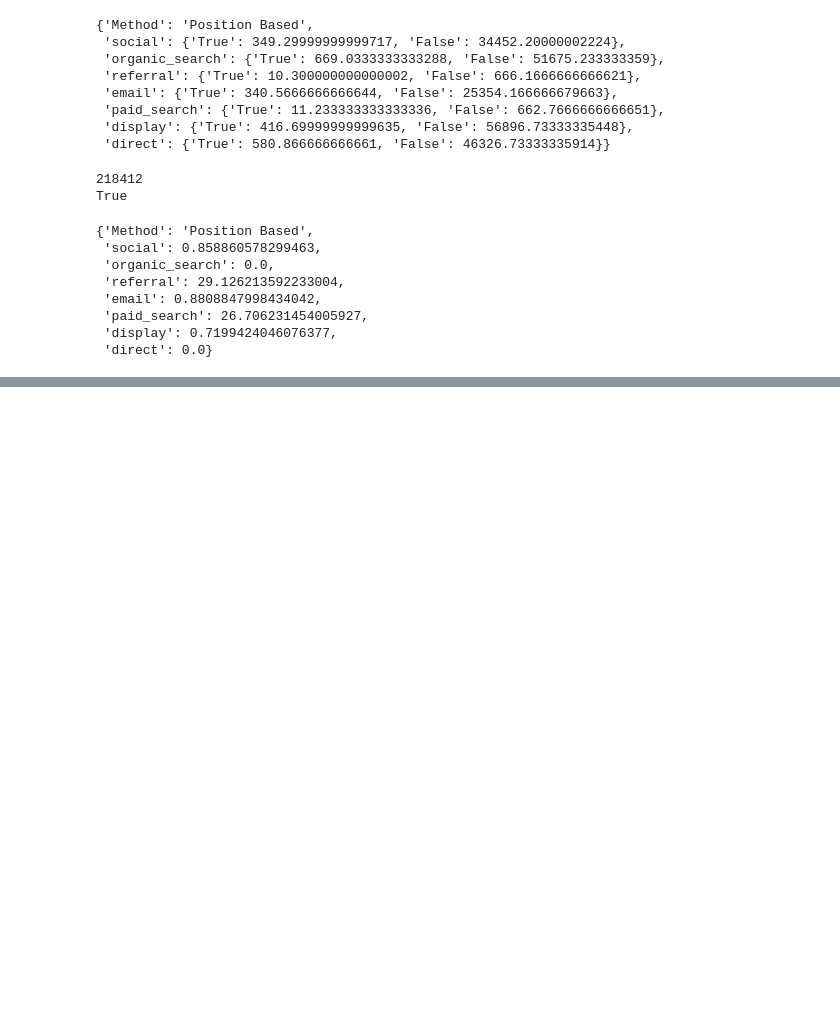
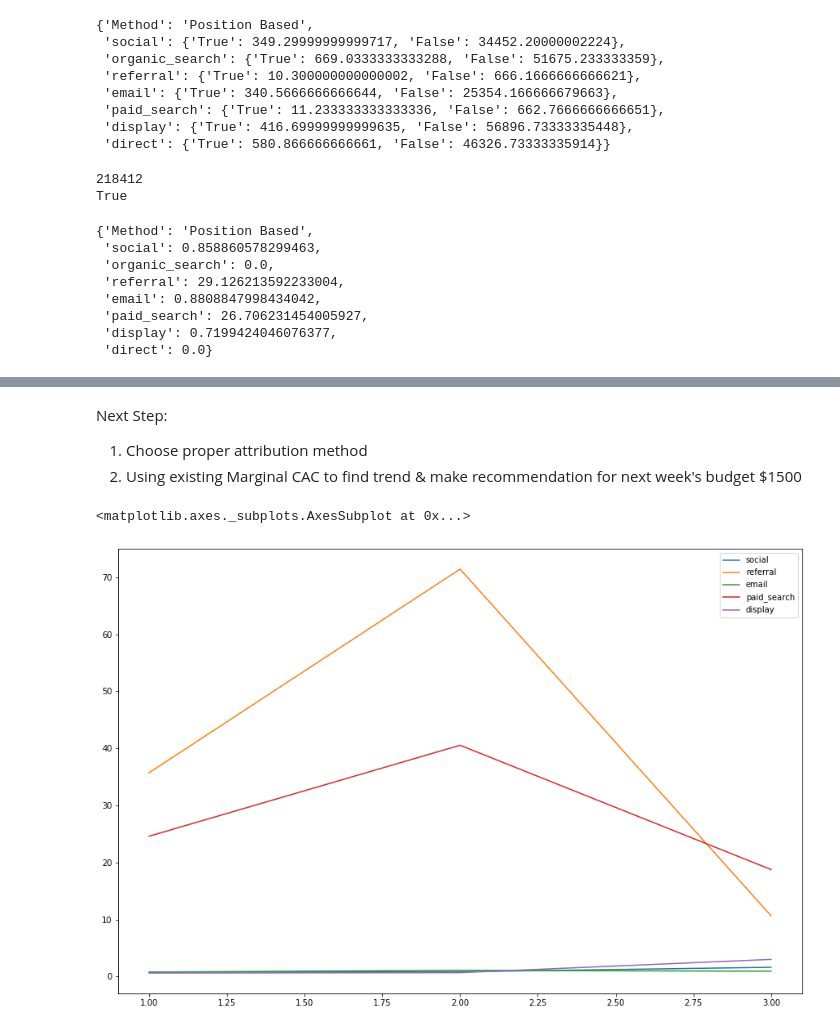
Before and after one commit to Dirodzz/Attribution-Allocation, a Jupyter notebook: Attribution and Allocation Code.ipynb, the cells around one changed output, grey strips where cells are left out. Saved outputs shown, nothing was run; the diff lists cells and outputs as text; code cells hidden in the pictures; blank space fills up the shorter version.

```diff
--- a/Attribution and Allocation Code.ipynb
+++ b/Attribution and Allocation Code.ipynb
@@ -382,0 +625,25 @@ CAC_calc(PB_count)
+# %%
+# Create a dictionary to count the number of True convert and False Convert for each channel
+
+FI_count_t = {'Method': 'First Interaction'}
+
+tier = [1,2,3]
+
+for i in tier:
+    FI_count_t[i] = dict()
+    for j in channel:
+        FI_count_t[i][j] = {'True':0, 'False':0}
+
+
+# Iterate over the dataframe to obtain the first interaction channel for each customer
+for row in df_c.itertuples():
+    tier = row[-1]
+    # For each customer, get the first interaction channel (not np.nan)
+    for i in range(2,7,1):
+        if not pd.isnull(row[i]):
+            # Since convert_TF is a boolean, it could be used directly in if-condition statement
+            if row[1]:
+                FI_count_t[tier][row[i]]['True'] +=1
+            else:
+                FI_count_t[tier][row[i]]['False'] +=1
+            break
@@ -382,0 +794,5 @@ CAC_calc(PB_count)
+# %% [markdown]
+Next Step:
+
+1. Choose proper attribution method
+2. Using existing Marginal CAC to find trend & make recommendation for next week's budget $1500
@@ -382,0 +801,17 @@ CAC_calc(PB_count)
+# %%
+# Try Position Based as an example
+
+df_M_CAC_PB = pd.DataFrame(data = Marginal_CAC_calc(PB_count_t))
+
+df_M_CAC_PB.drop(['Method'], axis = 1, inplace = True)
+# %%
+#df_M_CAC_PB = df_M_CAC_PB.reset_index()
+#df_M_CAC_PB.columns = ['Channel', '1', '2', '3']
+df_M_CAC_PB = df_M_CAC_PB.transpose()
+
+df_M_CAC_PB.drop(['organic_search', 'direct'], axis = 1, inplace = True)
+# %%
+df_M_CAC_PB.plot.line(figsize = (15,10))
+# %% [output]
+<matplotlib.axes._subplots.AxesSubplot at 0x...>
+[figure, added]
```
Also changed, not shown: parts of 29 cells of this notebook.
